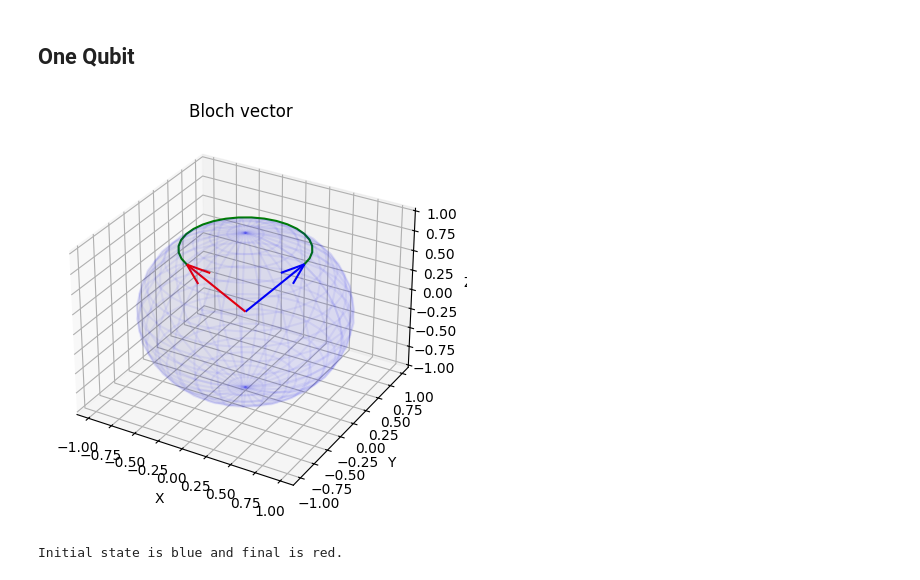
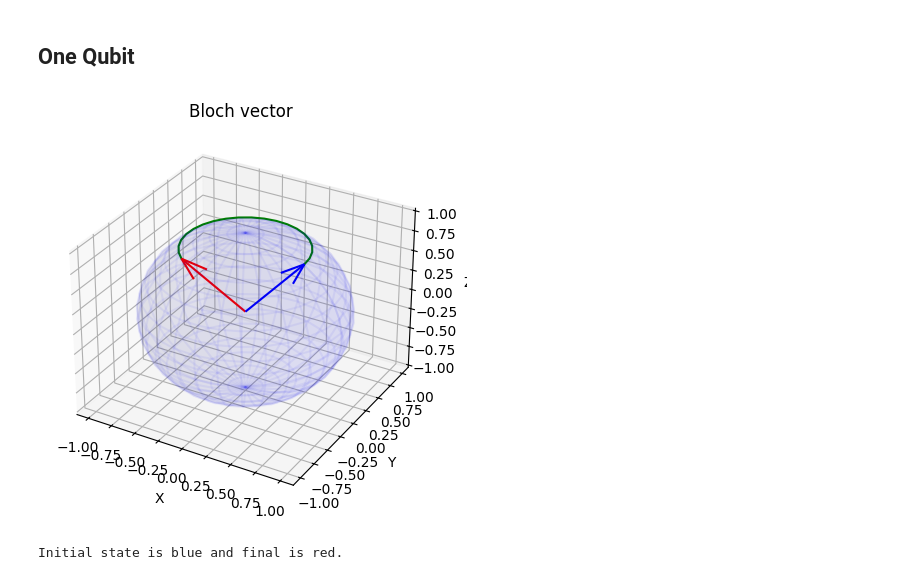
Before and after one commit to guilhermebaos/QUARMEN-Lessons, a Jupyter notebook: Quantum Algorithms/02-Final-Project.ipynb, the cells around one changed output. Saved outputs shown, nothing was run; the diff lists cells and outputs as text; code cells hidden in the pictures.

Commit message:
[QA] More plots!

```diff
--- a/Quantum Algorithms/02-Final-Project.ipynb
+++ b/Quantum Algorithms/02-Final-Project.ipynb
@@ -190,14 +198,14 @@ def hamiltonian(N: int, zz: np.ndarray, jj: list[float]) -> SparsePauliOp:
 
             tt += [J * term]
 
-    # Periodic Boundary Conditions
-    for J, gate in zip(jj, coupled):
-        term = gate.copy()
-        for _ in range(N-2):
-            term = term ^ gate
-        term = term ^ gate
+    # Periodic Boundary Conditions (Commented for open boundary conditions)
+    # for J, gate in zip(jj, coupled):
+    #     term = gate.copy()
+    #     for _ in range(N-2):
+    #         term = term ^ gate
+    #     term = term ^ gate
 
-        tt += [J * term]
+    #     tt += [J * term]
 
     # Apply field
     for index in range(N):
@@ -217,16 +225,3 @@ def hamiltonian(N: int, zz: np.ndarray, jj: list[float]) -> SparsePauliOp:
         ham += item
 
     return ham
-# %%
-def evolution(N: int, zz: np.ndarray, couple: list[float], order: int = 2, reps: int = 1, t: float = 0.1) -> PauliEvolutionGate:
-    """
-        Return the evolution operator for our Hamiltonian.
-    """
-
-    # Build the operator
-    op = hamiltonian(N, zz, couple)
-
-    # Get the evolution opeartor
-    evo = PauliEvolutionGate(op, time=t, label="U", synthesis=SuzukiTrotter(order, reps))
-
-    return evo
@@ -233,16 +259,19 @@ def evolution(N: int, zz: np.ndarray, couple: list[float], order: int = 2, reps:
 # %%
-def direct_sim(state: Statevector, N: int, zz: np.ndarray, couple: list[float], order: int = 2, reps: int = 1, dt: float = 0.1, t: float = 2) -> tuple[list[int], list[Statevector]]:
+def suzuki_sim(state: Statevector, N: int, zz: np.ndarray, jj: list[float], order: int = 2, reps: int = 1, dt: float = 0.1, t: float = 2) -> tuple[list[float], list[Statevector]]:
     """
         Directly simulates the time-evolution using a single evolution operator.
     """
 
-    # Get the evolution operator
-    evo = evolution(N, zz, couple, order, reps, dt)
+    # Build the Hamiltonian
+    ham = hamiltonian(N, zz, jj)
+
+    # Get the evolution opeartor
+    evo = PauliEvolutionGate(ham, time=dt, label="U", synthesis=SuzukiTrotter(order, reps))
 
     # Number of steps
-    steps = int(t/dt) + 1
+    steps = int(t/dt)
 
-    tt = [0]
+    tt = [0.0]
     ss = [state]
     for index in range(steps):
         # Build the quantum circuit
@@ -265,17 +385,17 @@ def direct_sim(state: Statevector, N: int, zz: np.ndarray, couple: list[float],
 # %%
 # Simulation with one-qubit align to the field
 
 # Parameters
 state = Statevector([np.sqrt(0.90), np.sqrt(0.10)])
 N = 1
 zz = np.array([1])
 
 # Run the simulation
-tt, ss = direct_sim(state, N, zz, couple=[0, 0, 0])
+tt, ss = suzuki_sim(state, N, zz, [0, 0, 0])
 
 # View the results
 plot_bloch(ss, "Bloch vector")
 print("Initial state is blue and final is red.")
 # %% [output]
-[figure, old version]
+[figure, new version]
 Initial state is blue and final is red.
```
Also changed, not shown: parts of 17 cells of this notebook.
